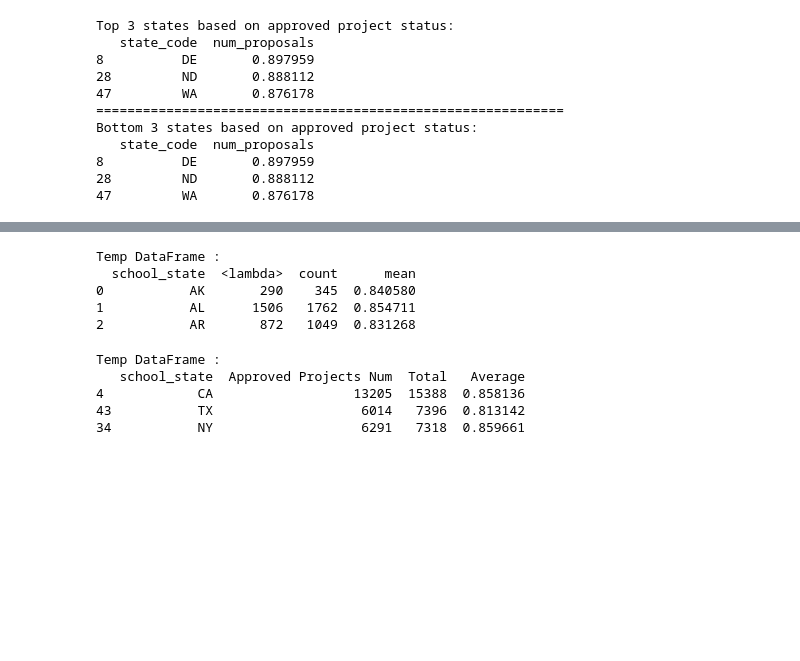
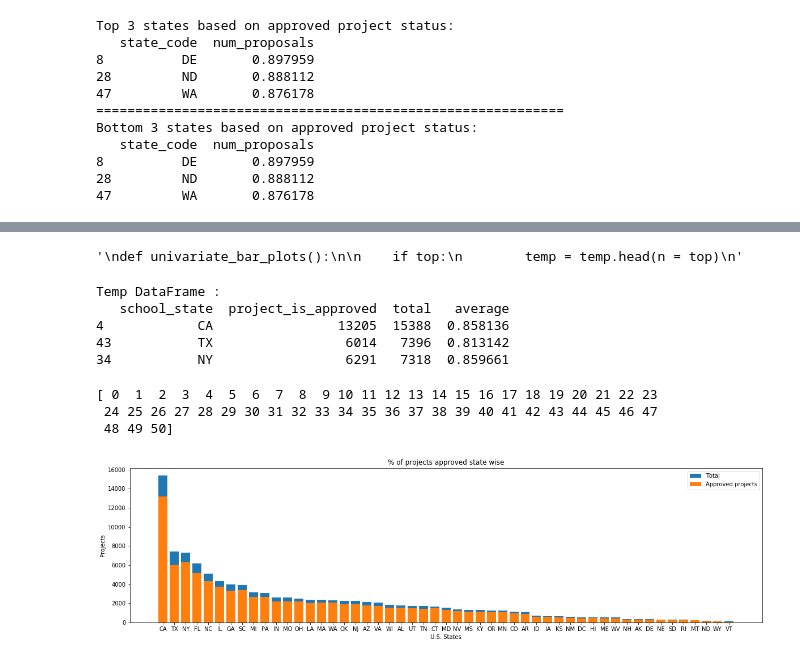
Before and after one commit to mistertandon/reactjs-bundle-analyzer, a Jupyter notebook: ai_01_self_Reference_EDA.ipynb, the cells around one changed output, grey strips where cells are left out. Drawn from its saved outputs; the diff is of its cells as text; code cells hidden in the pictures; blank space fills up the shorter version.

Commit message:
feat: Stack bar plot
Develop code to plot stack-bar plot given total projects, number of project got approval.

```diff
--- a/ai_01_self_Reference_EDA.ipynb
+++ b/ai_01_self_Reference_EDA.ipynb
@@ -235,3 +244,12 @@ Bottom 3 states based on approved project status:
+# %%
+"""
+def univariate_bar_plots():
+
+    if top:
+        temp = temp.head(n = top)
+"""
+# %% [output]
+'\ndef univariate_bar_plots():\n\n    if top:\n        temp = temp.head(n = top)\n'
 # %%
 temp = project_data.groupby('school_state')['project_is_approved'].agg(
     [
@@ -240,30 +258,47 @@ temp = project_data.groupby('school_state')['project_is_approved'].agg(
         'mean'
     ]
     ).reset_index()
-_print("Temp DataFrame :\n{}", [temp.head(n=3)])
+
+_print("Temp DataFrame :\n{}", [temp.head(n=3)], False)
+
+temp.rename(columns = {
+    '<lambda>': 'project_is_approved',
+    'count': 'total',
+    'mean': 'average'
+    },inplace = True)
+
+temp = pd.DataFrame(temp)
+
+temp.sort_values(by = 'total', inplace = True, ascending = False)
+
+_print("Temp DataFrame :\n{}", [temp.head(n=3)], True)
 # %% [output]
 Temp DataFrame :
-  school_state  <lambda>  count      mean
-0           AK       290    345  0.840580
-1           AL      1506   1762  0.854711
-2           AR       872   1049  0.831268
+   school_state  project_is_approved  total   average
+4            CA                13205  15388  0.858136
+43           TX                 6014   7396  0.813142
+34           NY                 6291   7318  0.859661
-# %%
-temp.rename(columns = {
-    '<lambda>': 'Approved Projects Num',
-    'count': 'Total',
-    'mean': 'Average'
-    },
-    inplace = True
-   )
-
-temp = pd.DataFrame(temp)
-
-temp.sort_values(by = 'Total', inplace = True, ascending = False)
-
-_print("Temp DataFrame :\n{}", [temp.head(n=3)])
-# %% [output]
-Temp DataFrame :
-   school_state  Approved Projects Num  Total   Average
-4            CA                  13205  15388  0.858136
-43           TX                   6014   7396  0.813142
-34           NY                   6291   7318  0.859661
+# %%
+idxs = np.arange(temp.shape[0])
+print(idxs)
+# %% [output]
+[ 0  1  2  3  4  5  6  7  8  9 10 11 12 13 14 15 16 17 18 19 20 21 22 23
+ 24 25 26 27 28 29 30 31 32 33 34 35 36 37 38 39 40 41 42 43 44 45 46 47
+ 48 49 50]
+# %%
+plt.figure(figsize = (20, 5))
+
+plt.xticks(idxs, temp['school_state'].values)
+
+p1 = plt.bar(idxs, temp['total'].values)
+p2 = plt.bar(idxs, temp['project_is_approved'].values)
+
+plt.legend((p1[0], p2[0]), ('Total', 'Approved projects'))
+
+plt.title("% of projects approved state wise")
+plt.xlabel("U.S. States")
+plt.ylabel("Projects")
+
+plt.show()
+# %% [output]
+[figure, added]
```
Also changed, not shown: parts of 2 cells of this notebook.
